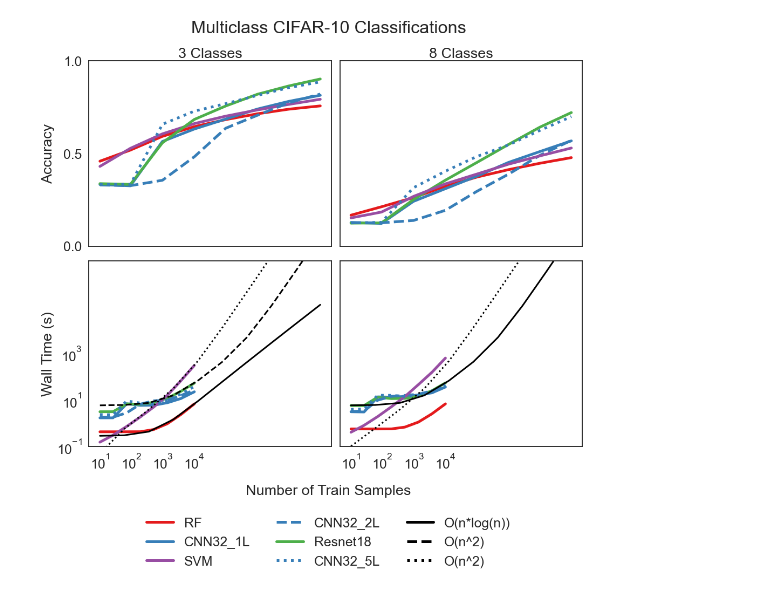
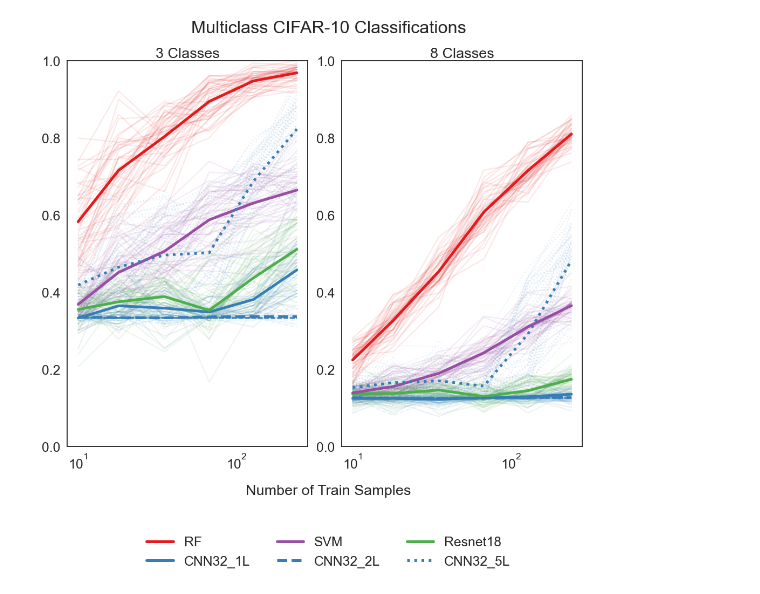
Before and after one commit to neurodata/df-dn-paper, a Jupyter notebook: audio/graph with txt.ipynb, the cells around one changed output. Saved outputs shown, nothing was run; the diff lists cells and outputs as text; code cells hidden in the pictures.

```diff
--- a/audio/graph with txt.ipynb
+++ b/audio/graph with txt.ipynb
@@ -239,5 +256,0 @@ array([     10,      35,     129,     464,    1668,    5994,   21544,
-# %%
-[-.53969538e-01 + 1.03301244e-02*i + 2.10833585e-06 * i ** 2 for i in samples_space2]
-for i in samples_space2:
-    print(i, 1.03301244e-02*i, " ", float(2.10833585e-06) * (float(i) * i))
-print(samples_space2)
@@ -261,57 +277,53 @@ print(samples_space2)
 # %%
-fig, ax = plt.subplots(nrows=2, ncols=2, figsize=(14, 11), constrained_layout=True)
+fig, ax = plt.subplots(nrows=1, ncols=2, figsize=(14, 11), constrained_layout=True)
 
 plt.suptitle("Multiclass CIFAR-10 Classifications", x=0.53, y=1.03, va="baseline")
 fig.text(0.53, -0.05, "Number of Train Samples", ha="center")
-samples_space = np.geomspace(10, 10000, num=8, dtype=int)
+samples_space = np.geomspace(10, 240, num=6, dtype=int)
 xtitles = ["3 Classes", "8 Classes"]
 ytitles = ["Accuracy", "Wall Time (s)"]
 ylimits = [[0, 1], [1e-1, 1e7]]
 yticks = [[0, 0.5, 1], [1e-1, 1e1, 1e3]]
 
-for i, row in enumerate(ax):
-    for j, col in enumerate(row):
-        count = 2 * i + j
+for i, col in enumerate(ax):
         col.set_xscale("log")
-        col.set_ylim(ylimits[i])
+        col.set_ylim(ylimits[0])
 
         # Label x axis and plot figures
-        if count < 2:
-            col.set_xticks([])
-            col.set_title(xtitles[j])
-            plot_acc(col, accs, j)
-        else:
-            col.set_xticks([1e1, 1e2, 1e3, 1e4])
-            col.set_yscale("log")
-            plot_acc(col, accs, j + 2)
+
+        col.set_title(xtitles[i])
+        plot_acc(col, accs, i)
+        #col.set_xticks([0, 1])
+        #col.set_yscale("log")
+
 
         # Label y axis
-        if count % 2 == 0:
-            col.set_yticks(yticks[i])
-            col.set_ylabel(ytitles[i])
-        else:
-            col.set_yticks([])
+        #if i % 2 == 0:
+            #col.set_yticks(yticks[i])
+           #col.set_ylabel(ytitles[i])
+        #else:
+            #col.set_yticks([])
 
-samples_space2 = np.geomspace(10, 100000000, num=10, dtype=int)
-ax[1][0].plot(samples_space2, [2.83740210e-01 + 7.08428437e-05 * i * np.log(i) for i in samples_space2], label='O(n*log(n))', color='black', linewidth=3)
+#samples_space2 = np.geomspace(10, 100000000, num=10, dtype=int)
+#ax[1][0].plot(samples_space2, [2.83740210e-01 + 7.08428437e-05 * i * np.log(i) for i in samples_space2], label='O(n*log(n))', color='black', linewidth=3)
 #ax[1][1].plot(samples_space2, [max(.5, i * np.log(i) / 10000) for i in samples_space], color='black', linewidth=3, linestyle="dashed")
 
-ax[1][0].plot(samples_space2, [5.85646094 + 4.68334474e-03*i + 1.33131033e-08 * (float(i)  ** 2) for i in samples_space2], label='O(n^2)', color='black', linewidth=3, linestyle="dashed")
-ax[1][1].plot(samples_space2, [5.85646094 + 4.68334474e-03*i + 1.33131033e-08 * (float(i)  ** 2) for i in samples_space2], color='black', linewidth=3)
+#ax[1][0].plot(samples_space2, [5.85646094 + 4.68334474e-03*i + 1.33131033e-08 * (float(i)  ** 2) for i in samples_space2], label='O(n^2)', color='black', linewidth=3, linestyle="dashed")
+#ax[1][1].plot(samples_space2, [5.85646094 + 4.68334474e-03*i + 1.33131033e-08 * (float(i)  ** 2) for i in samples_space2], color='black', linewidth=3)
 
-ax[1][0].plot(samples_space2, [-.53969538e-01 + 1.03301244e-02*i + 2.10833585e-06 * (float(i)  ** 2) for i in samples_space2], label='O(n^2)', color='black', linewidth=3, linestyle="dotted")
-ax[1][1].plot(samples_space2, [-3.48115993e-05 + 1.01636959e-02*i + 2.12206538e-06 * (float(i) ** 2) for i in samples_space2], color='black', linewidth=3, linestyle="dotted")
+#ax[1][0].plot(samples_space2, [-.53969538e-01 + 1.03301244e-02*i + 2.10833585e-06 * (float(i)  ** 2) for i in samples_space2], label='O(n^2)', color='black', linewidth=3, linestyle="dotted")
+#ax[1][1].plot(samples_space2, [-3.48115993e-05 + 1.01636959e-02*i + 2.12206538e-06 * (float(i) ** 2) for i in samples_space2], color='black', linewidth=3, linestyle="dotted")
 
 fig.align_ylabels(ax[:, ])
 
 leg = fig.legend(
     bbox_to_anchor=(0.53, -0.25),
     bbox_transform=plt.gcf().transFigure,
     ncol=3,
     loc="lower center",
 )
 leg.get_frame().set_linewidth(0.0)
 for legobj in leg.legendHandles:
     legobj.set_linewidth(5.0)
 # %% [output]
-[figure, old version]
+[figure, new version]
```
Also changed, not shown: parts of 10 cells of this notebook, 15 other files.
